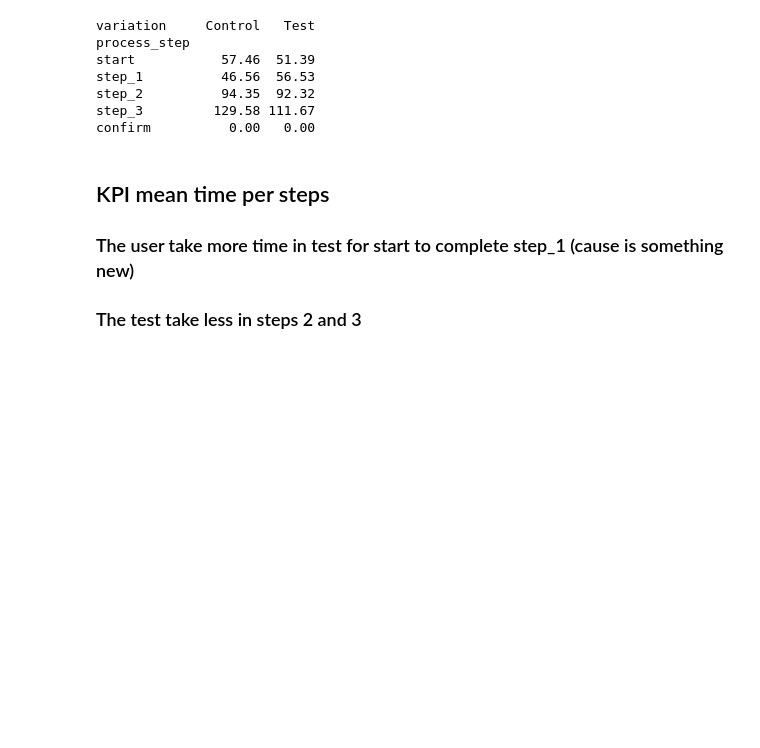
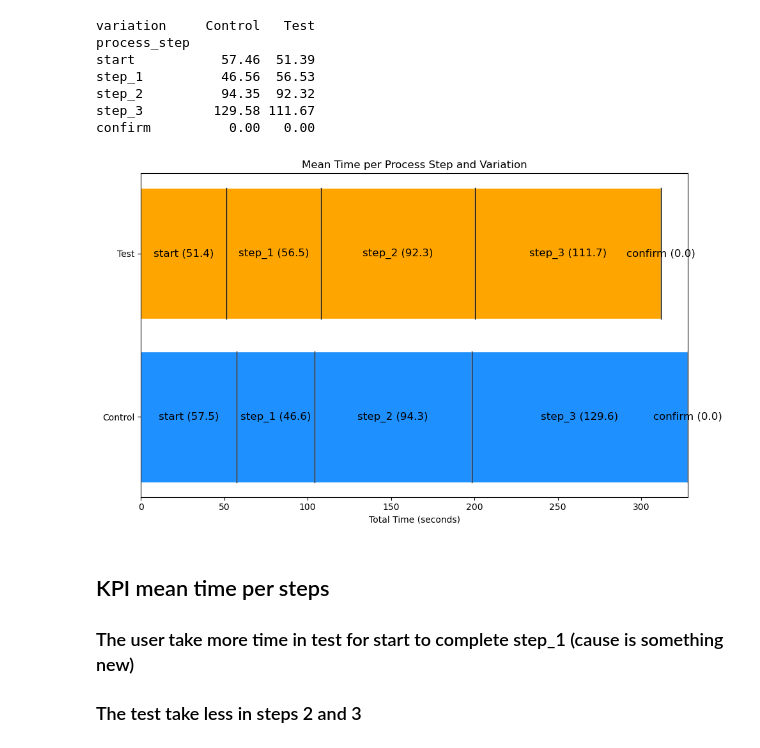
Before and after one commit to KmkGska/vanguard-ab-test, a Jupyter notebook: notebooks/d_Day4_Wrap.ipynb, the cells around one changed output. Saved outputs shown, nothing was run; the diff lists cells and outputs as text; code cells hidden in the pictures; blank space fills up the shorter version.

```diff
--- a/notebooks/d_Day4_Wrap.ipynb
+++ b/notebooks/d_Day4_Wrap.ipynb
@@ -586,6 +726,39 @@ step_1          46.56  56.53
 step_2          94.35  92.32
 step_3         129.58 111.67
 confirm          0.00   0.00
+# %%
+# Transpose pivot_step_time so each row is a variation
+transposed = pivot_step_time.T
+
+# Plot setup
+fig, ax = plt.subplots(figsize=(10, 6))
+variation_colors = {'Test': '#FFA500', 'Control': '#1E90FF'}  # orange and blue
+
+# Plot each variation as a horizontal stacked bar
+for i, (variation, row) in enumerate(transposed.iterrows()):
+    cum_value = 0
+    for step in transposed.columns:
+        val = row[step]
+        ax.barh(i, val, left=cum_value, color=variation_colors[variation], edgecolor='white')
+
+        # Label in center of segment
+        ax.text(cum_value + val / 2, i, f"{step} ({val:.1f})", ha='center', va='center', fontsize=12, color='black')
+
+        # Divider line only for this bar
+        if val > 0:
+            ax.plot([cum_value + val, cum_value + val], [i - 0.4, i + 0.4], color='black', linewidth=1)
+
+        cum_value += val
+
+# Formatting
+ax.set_yticks(range(len(transposed)))
+ax.set_yticklabels(transposed.index)
+ax.set_xlabel('Total Time (seconds)')
+ax.set_title('Mean Time per Process Step and Variation')
+plt.tight_layout()
+plt.show()
+# %% [output]
+[figure, added]
 # %% [markdown]
 ## KPI mean time per steps
 
```
Also changed, not shown: parts of 11 cells of this notebook.
